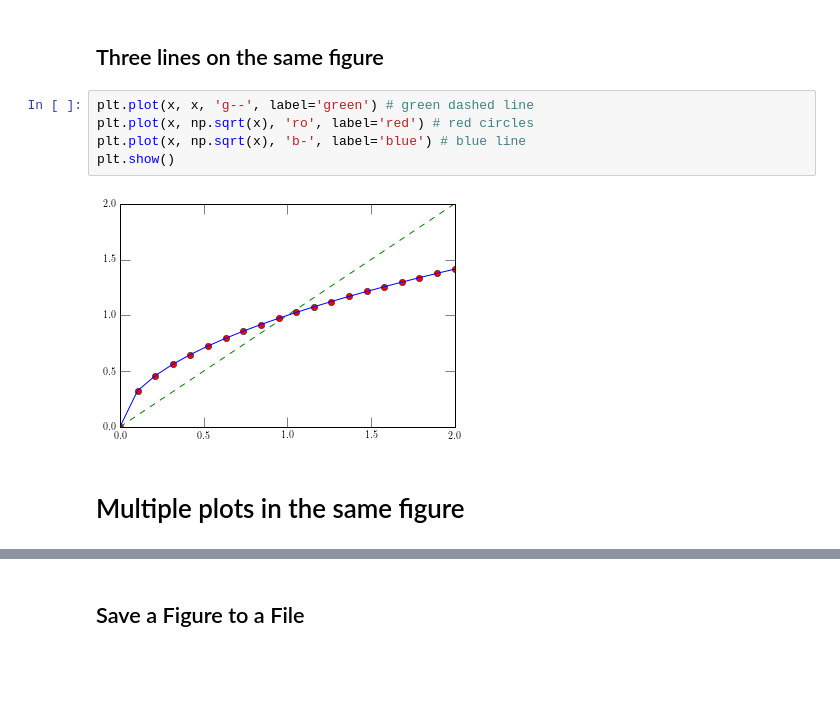
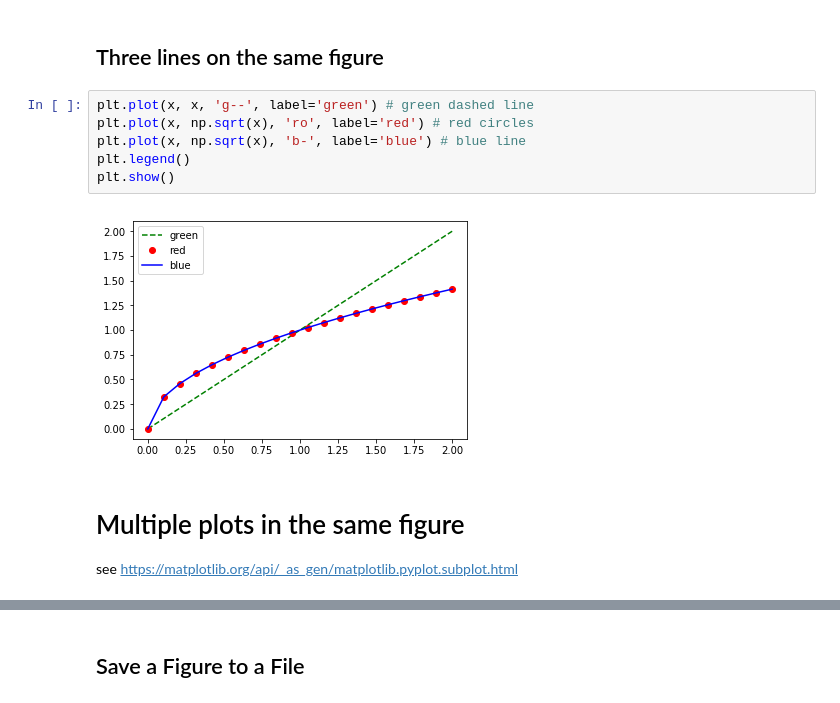
Before and after one commit to ycrc/Data-Analysis-with-Python, a Jupyter notebook: matplotlib.ipynb, the cells around one changed output, grey strips where cells are left out. Saved outputs shown, nothing was run; the diff lists cells and outputs as text; blank space fills up the shorter version.

Commit message:
some minor (py3, typos) tweaks, added a bit more to matplotlib

```diff
--- a/matplotlib.ipynb
+++ b/matplotlib.ipynb
@@ -36,12 +58,14 @@ plt.show()
 # %%
 plt.plot(x, x, 'g--', label='green') # green dashed line
 plt.plot(x, np.sqrt(x), 'ro', label='red') # red circles
 plt.plot(x, np.sqrt(x), 'b-', label='blue') # blue line
+plt.legend()
 plt.show()
 # %% [output]
-[figure, old version]
+[figure, new version]
 # %% [markdown]
 # Multiple plots in the same figure
+see https://matplotlib.org/api/_as_gen/matplotlib.pyplot.subplot.html
 # %%
 plt.subplot(1,2,1)
 plt.plot(x, x, 'g--')
```
Also changed, not shown: parts of 27 cells of this notebook, 3 other files.
